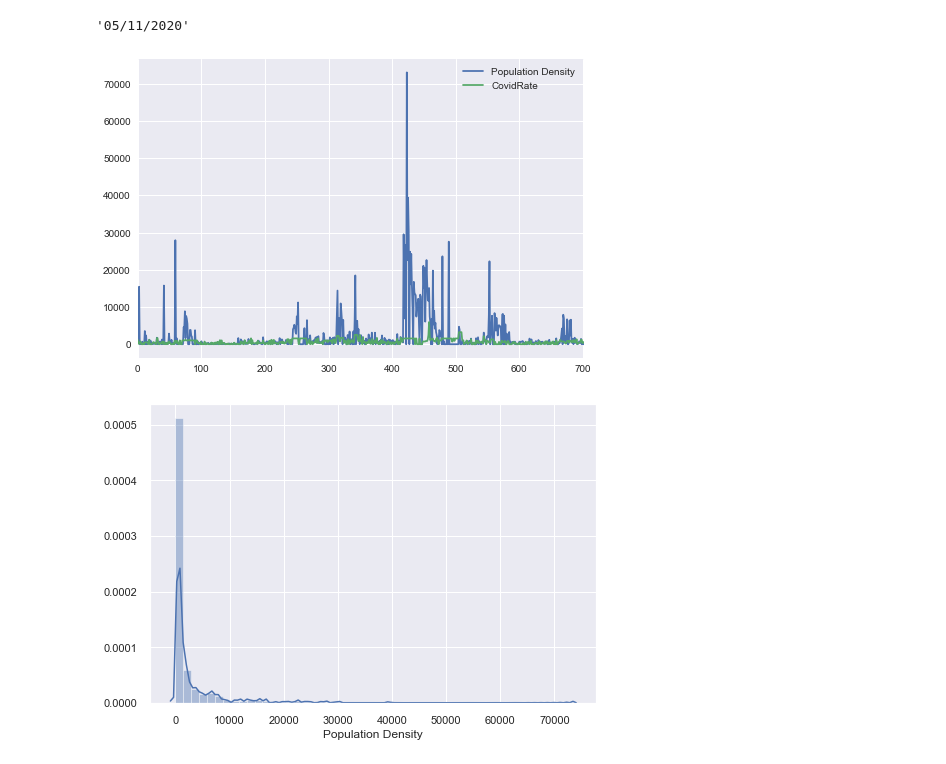
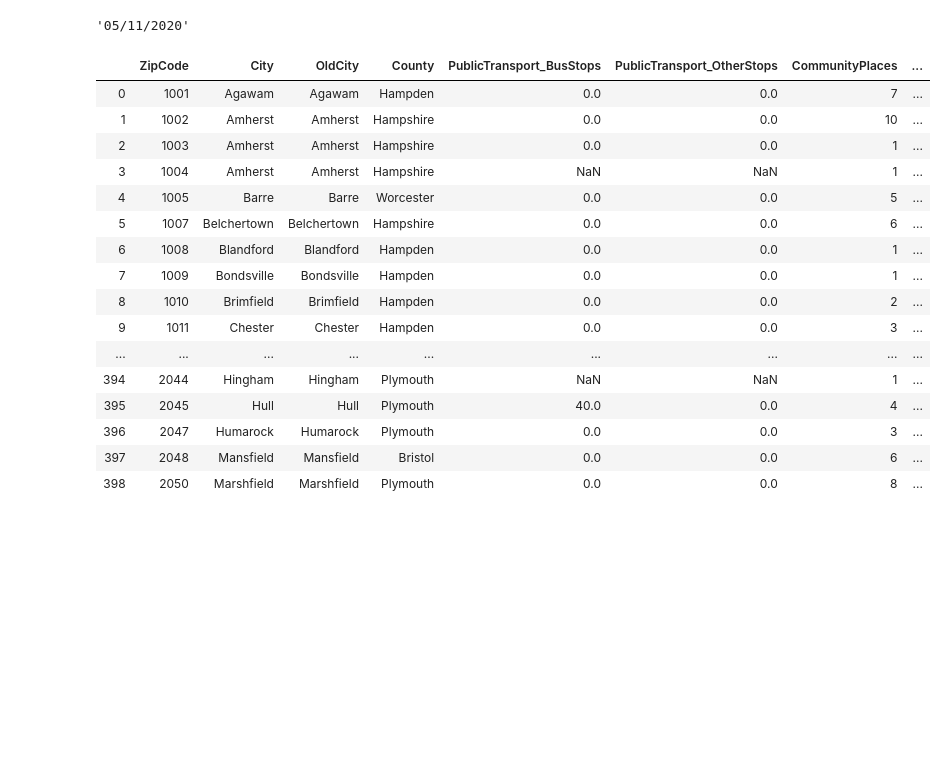
Before and after one commit to ChandraMaddikunta/eai6010-capstone, a Jupyter notebook: data_analysis/data_processing.ipynb, the cells around one changed output. Saved outputs shown, nothing was run; the diff lists cells and outputs as text; code cells hidden in the pictures; blank space fills up the shorter version.

```diff
--- a/data_analysis/data_processing.ipynb
+++ b/data_analysis/data_processing.ipynb
@@ -307,19 +286,25 @@ a.strftime("%m/%d/%Y")
 '05/11/2020'
 # %%
 pd.set_option('display.max_rows', 1200)
+# %%
+X
+# %% [output]
+|  | ZipCode | City | OldCity | County | PublicTransport_BusStops | PublicTransport_OtherStops | CommunityPlaces | ... |
+| 0 | 1001 | Agawam | Agawam | Hampden | 0.0 | 0.0 | 7 | ... |
+| 1 | 1002 | Amherst | Amherst | Hampshire | 0.0 | 0.0 | 10 | ... |
+| 2 | 1003 | Amherst | Amherst | Hampshire | 0.0 | 0.0 | 1 | ... |
+| 3 | 1004 | Amherst | Amherst | Hampshire | NaN | NaN | 1 | ... |
+| 4 | 1005 | Barre | Barre | Worcester | 0.0 | 0.0 | 5 | ... |
+| 5 | 1007 | Belchertown | Belchertown | Hampshire | 0.0 | 0.0 | 6 | ... |
+| 6 | 1008 | Blandford | Blandford | Hampden | 0.0 | 0.0 | 1 | ... |
+| 7 | 1009 | Bondsville | Bondsville | Hampden | 0.0 | 0.0 | 1 | ... |
+| 8 | 1010 | Brimfield | Brimfield | Hampden | 0.0 | 0.0 | 2 | ... |
+| 9 | 1011 | Chester | Chester | Hampden | 0.0 | 0.0 | 3 | ... |
+| ... | ... | ... | ... | ... | ... | ... | ... | ... |
+| 394 | 2044 | Hingham | Hingham | Plymouth | NaN | NaN | 1 | ... |
+| 395 | 2045 | Hull | Hull | Plymouth | 40.0 | 0.0 | 4 | ... |
+| 396 | 2047 | Humarock | Humarock | Plymouth | 0.0 | 0.0 | 3 | ... |
+| 397 | 2048 | Mansfield | Mansfield | Bristol | 0.0 | 0.0 | 6 | ... |
+| 398 | 2050 | Marshfield | Marshfield | Plymouth | 0.0 | 0.0 | 8 | ... |
 # %%
 X = pd.read_excel("data_analysis/project_data/data.xlsx")
-# %%
-import seaborn as sns
-
-
-X[["Population Density", "CovidRate"]].plot()
-plt.show()
-# %% [output]
-[figure, removed]
-# %%
-sns.set(); np.random.seed(0)
-x = np.random.randn(100)
-ax = sns.distplot(X["Population Density"])
-# %% [output]
-[figure, removed]
```
Also changed, not shown: parts of 26 cells of this notebook, 24 other files.
